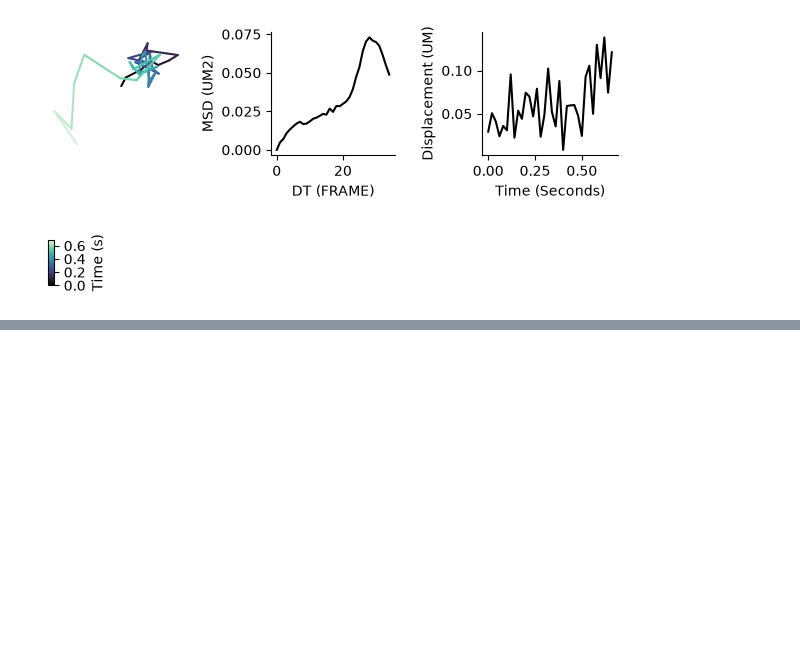
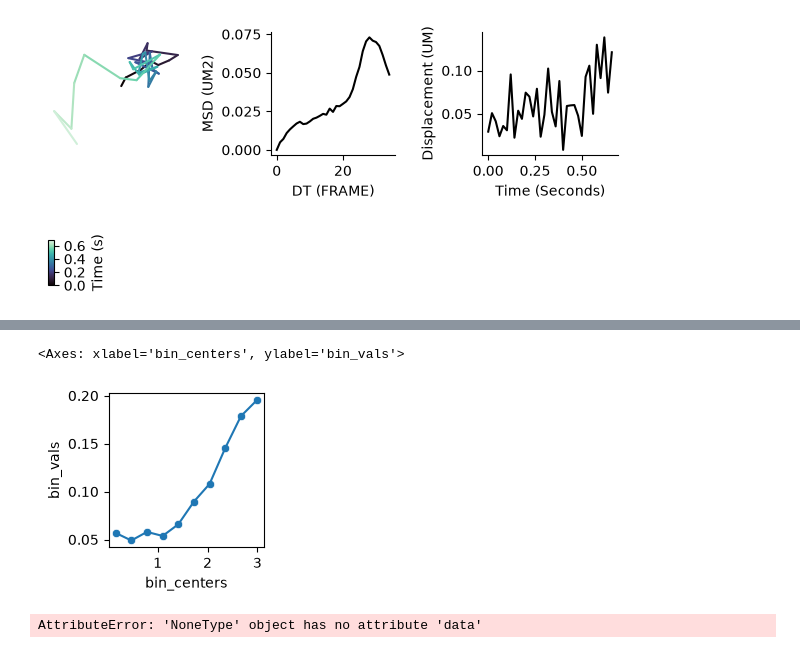
Before and after one commit to kye-k/tdhelper, a Jupyter notebook: examples/example_notebook.ipynb, the cells around one changed output, grey strips where cells are left out. Drawn from its saved outputs; the diff is of its cells as text; code cells hidden in the pictures; blank space fills up the shorter version.

```diff
--- a/examples/example_notebook.ipynb
+++ b/examples/example_notebook.ipynb
@@ -158,0 +182,19 @@ sns.despine(ax=ax[2])
+# %%
+# to compare frequency distributions of a value across different replicates:
+
+varDF = tdtools.toFrequency(angleSW['Angle_r'], bins=10, limits=(0,np.pi))
+
+fig, ax = plt.subplots(figsize=(2,2))
+sns.scatterplot(data=varDF, x='bin_centers', y='bin_vals', ax=ax)
+sns.lineplot(data=varDF, x='bin_centers', y='bin_vals', ax=ax)
+# %% [output]
+<Axes: xlabel='bin_centers', ylabel='bin_vals'>
+[figure, added]
+# %%
+spt_data_treadmilling = copy.deepcopy(spt_data)
+spt_data_treadmilling = spt_data_treadmilling.filter_by_centroid(xmin=1, xmax=10, ymin=35, ymax=45)
+spt_data_treadmilling.data
+# fig, ax = plt.subplots()
+# spt_data_treadmilling.plot_trajectories(ax=ax)
+# %% [output]
+AttributeError: 'NoneType' object has no attribute 'data'
```
Also changed, not shown: parts of 4 cells of this notebook, 6 other files.
